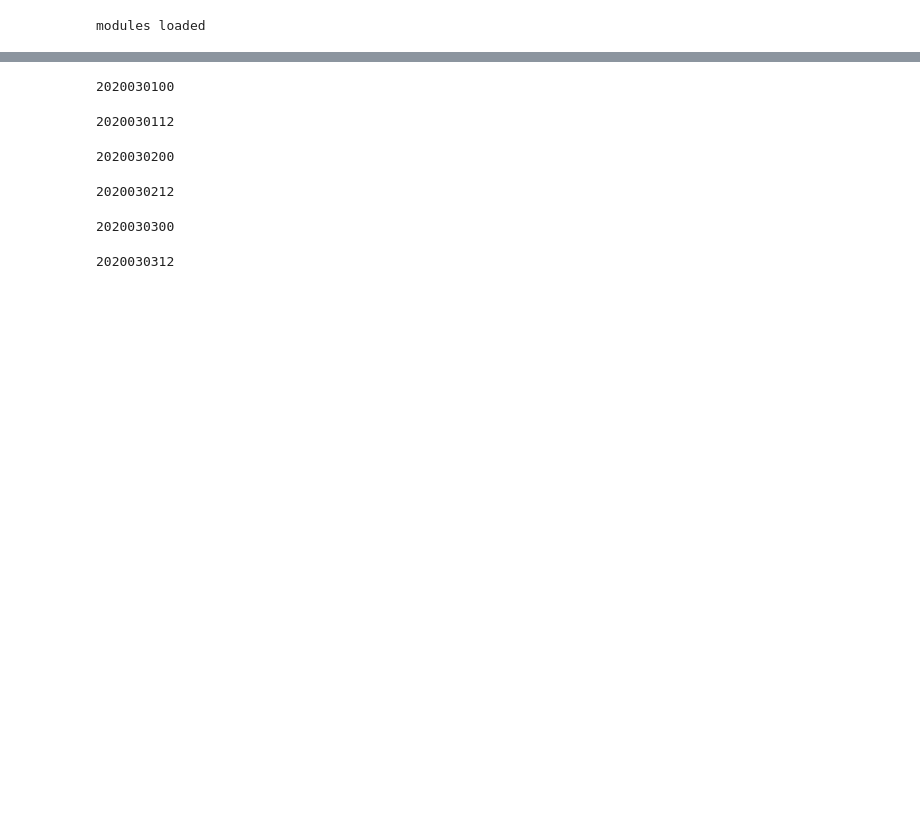
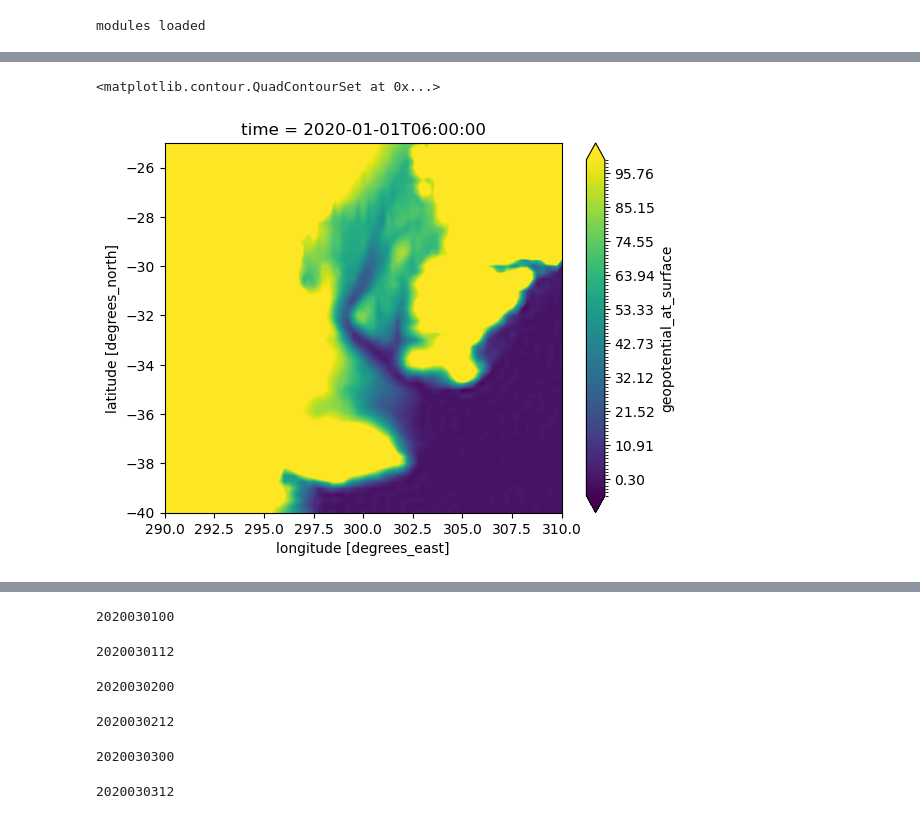
Before and after one commit to feldmann-m/AI-storm, a Jupyter notebook: devel/wb_var_extract.ipynb, the cells around one changed output, grey strips where cells are left out. Drawn from its saved outputs; the diff is of its cells as text; code cells hidden in the pictures; blank space fills up the shorter version.

```diff
--- a/devel/wb_var_extract.ipynb
+++ b/devel/wb_var_extract.ipynb
@@ -65,3 +103,8 @@ zl=zlevel/9.81
+# %%
+zs.isel(time=1).plot.contourf(vmin=-5,vmax=100,levels=100)
+# %% [output]
+<matplotlib.contour.QuadContourSet at 0x...>
+[figure, added]
 # %%
 era_inst=wrf.cape_2d(pres_hpa=plevel_exp, tkel=tlevel, qv=qlevel, height=zl, terrain=zs, psfc_hpa=ps_era, ter_follow=False)
 era_inst=era_inst.assign_coords(longitude=psurf.longitude.values);
```
Also changed, not shown: parts of 14 cells of this notebook, 3 other files.
